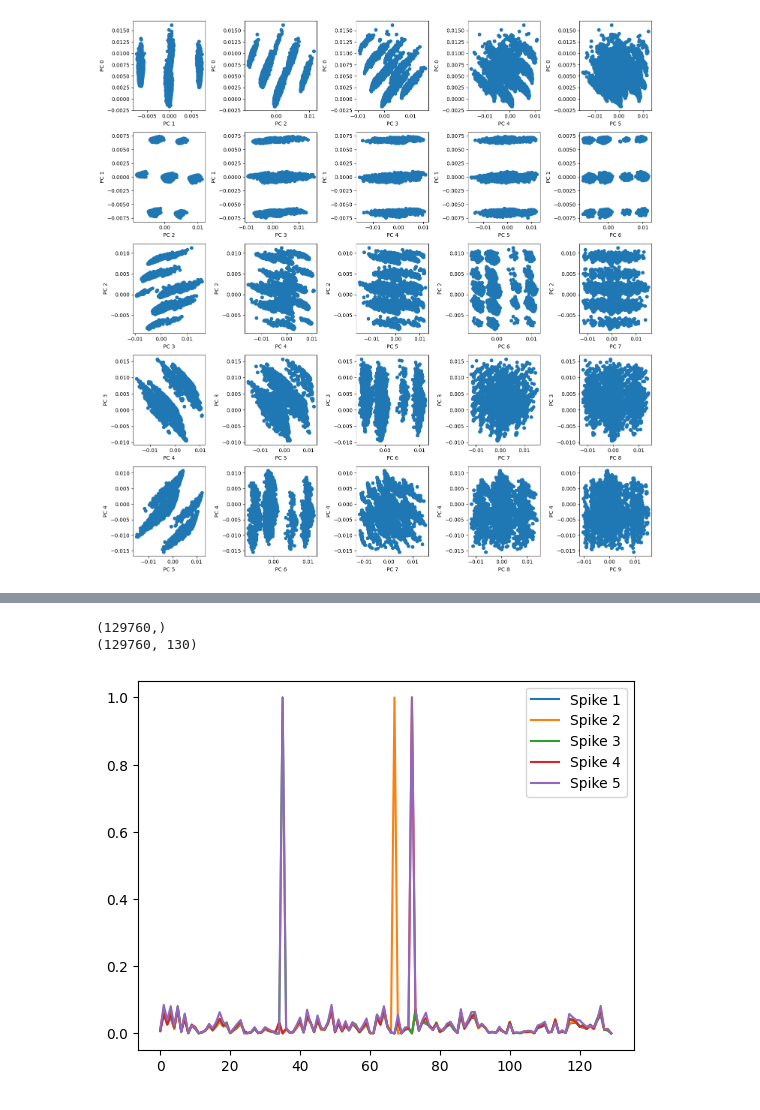
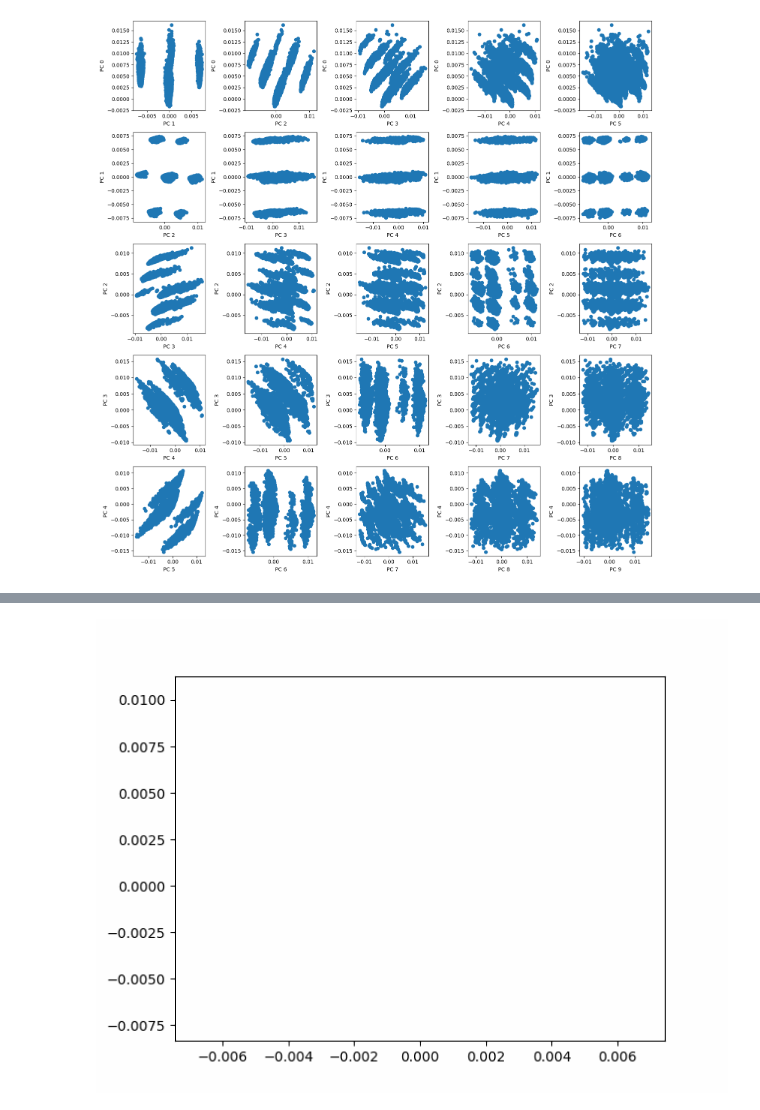
Before and after one commit to draeloslab/EFRI-workshop-2024, a Jupyter notebook: Workshop_Notebooks/Latent_Neural_Dynamics.ipynb, the cells around one changed output, grey strips where cells are left out. Saved outputs shown, nothing was run; the diff lists cells and outputs as text; code cells hidden in the pictures.

Commit message:
Finished modifying latent neural dynamics workshop notebook

```diff
--- a/Workshop_Notebooks/Latent_Neural_Dynamics.ipynb
+++ b/Workshop_Notebooks/Latent_Neural_Dynamics.ipynb
@@ -235,25 +239,44 @@ clusters = cluster(PCs[1, :], PCs[2, :], 7)
-# %%
-print(clusters.shape)
-print(rates.shape)
-# %% [output]
-(129760,)
-(129760, 130)
-# %%
-def plot_avg_rates(spikes, inds):
-    K = max(inds)+1
-    K = 5
-    plt.figure()
-    labels = [f'Cluster {i}' for i in range(K)]
-    for i in range(K):
-        OGspikes = spikes[inds== i, :]
-        avgSpikes = OGspikes.mean(axis=0)
-        stdSpike = OGspikes.std(axis=0)
-        plt.plot(avgSpikes, label='Spike '+str(i+1))
-        # plt.fill_between(range(130), avgSpikes - stdSpike, avgSpikes + stdSpike, alpha=0.2, )
-
-
-    plt.legend()
-
-plot_avg_rates(rates, clusters)
-# %% [output]
-[figure, removed]
+# %%
+import matplotlib.animation as animation
+from IPython.display import Image
+
+
+def animate_trace(dim_1, dim_2, clusters, n_frames = 100):
+    fig, ax = plt.subplots()
+
+    scat = ax.scatter(dim_1[0], dim_2[0], color = 'black')
+    # scat = ax.scatter(dim_1[0], dim_2[0], c="b", s=5, label=f'v0 = {v0} m/s')
+    # line2 = ax.plot(t[0], z2[0], label=f'v0 = {v02} m/s')[0]
+    ax.set(xlim=[min(dim_1), max(dim_1)], ylim=[min(dim_2), max(dim_2)])
+    # ax.legend()
+
+
+    def update(frame):
+        # for each frame, update the data stored on each artist.
+        x = dim_1[:frame]
+        y = dim_2[:frame]
+        # update the scatter plot:
+        data = np.stack([x, y]).T
+        scat.set_offsets(data)
+        scat.set_array(clusters[:frame])
+        # update the line plot:
+        # line2.set_xdata(t[:frame], c = clusters[:frame])
+        # line2.set_ydata(z2[:frame], c = clusters[:frame])
+        return (scat, line2)
+
+
+    ani = animation.FuncAnimation(fig=fig, func=update, frames=n_frames, interval=1)
+
+    try:
+        os.remove('dynamics.gif')
+    except:
+        pass
+    ani.save('dynamics.gif', writer='pillow')
+
+    plt.close()
+    display(Image(data=open('dynamics.gif','rb').read(), format='png'))
+
+
+animate_trace(PCs[1, :], PCs[2, :], clusters)
+# %% [output]
+[figure, added]
```
Also changed, not shown: parts of 6 cells of this notebook, 1 other file.
